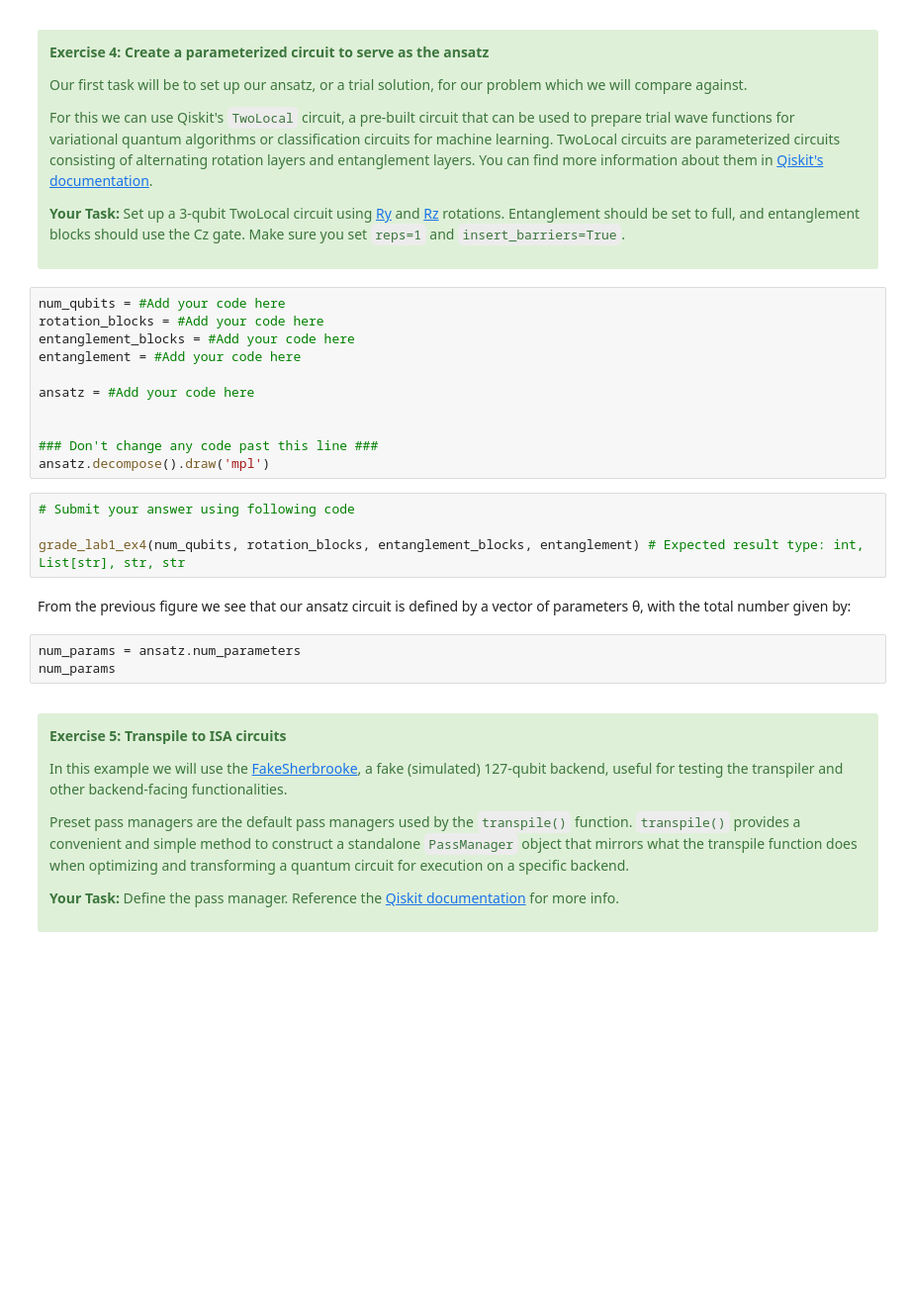
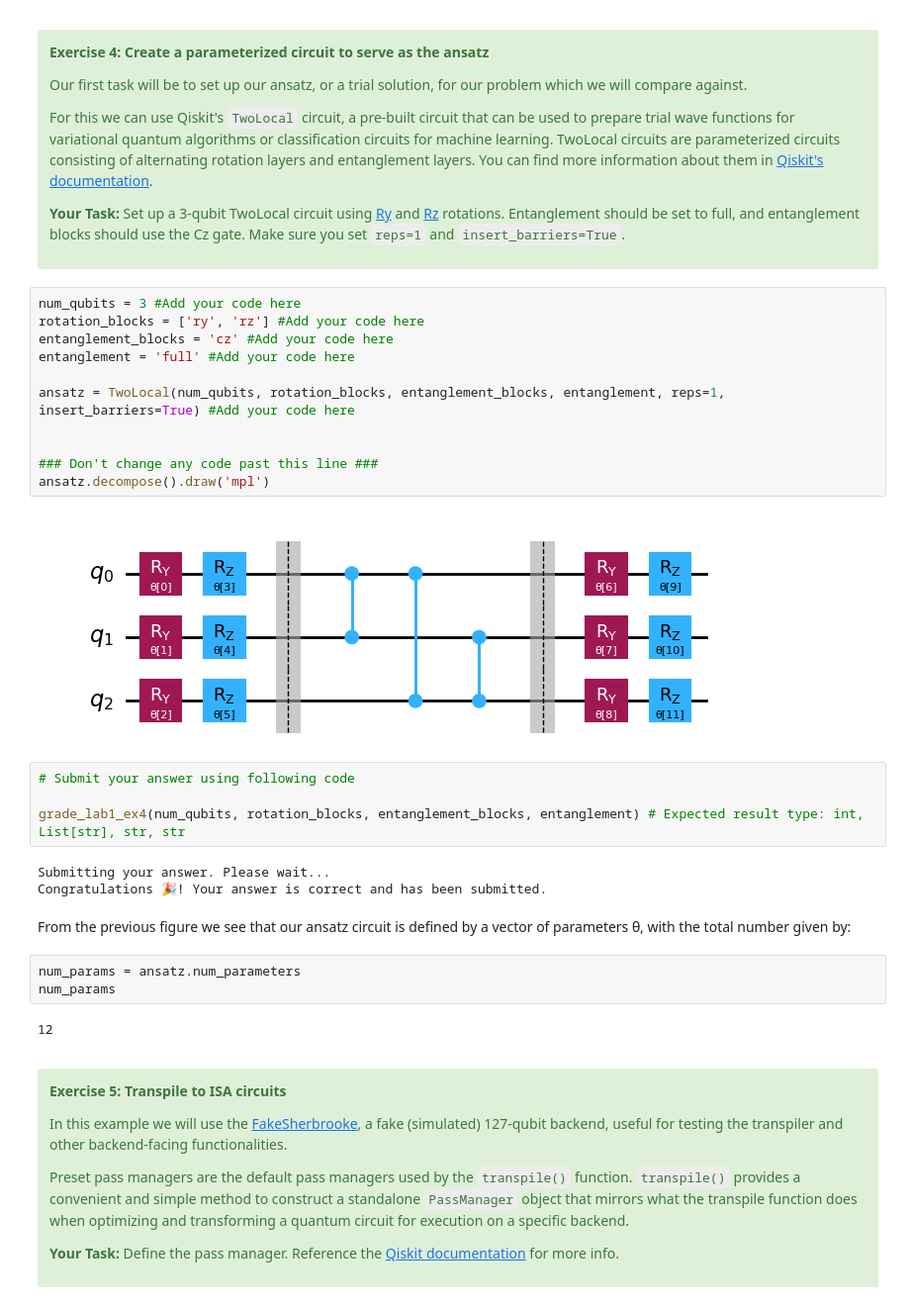
Before and after one commit to MainakNandi/ibm-quantum-challenge-2024, a Jupyter notebook: content/lab_1/lab-1.ipynb, the cells around one changed output. Shown at 99% size. Saved outputs shown, nothing was run; the diff lists cells and outputs as text; blank space fills up the shorter version.

```diff
--- a/content/lab_1/lab-1.ipynb
+++ b/content/lab_1/lab-1.ipynb
@@ -270,25 +317,32 @@ For this we can use Qiskit's `TwoLocal` circuit, a pre-built circuit that can be
 
 </div>
 # %%
-num_qubits = #Add your code here
-rotation_blocks = #Add your code here
-entanglement_blocks = #Add your code here
-entanglement = #Add your code here
+num_qubits = 3 #Add your code here
+rotation_blocks = ['ry', 'rz'] #Add your code here
+entanglement_blocks = 'cz' #Add your code here
+entanglement = 'full' #Add your code here
 
-ansatz = #Add your code here
+ansatz = TwoLocal(num_qubits, rotation_blocks, entanglement_blocks, entanglement, reps=1, insert_barriers=True) #Add your code here
 
 
 ### Don't change any code past this line ###
 ansatz.decompose().draw('mpl')
+# %% [output]
+[figure, added]
 # %%
 # Submit your answer using following code
 
 grade_lab1_ex4(num_qubits, rotation_blocks, entanglement_blocks, entanglement) # Expected result type: int, List[str], str, str
+# %% [output]
+Submitting your answer. Please wait...
+Congratulations 🎉! Your answer is correct and has been submitted.
 # %% [markdown]
 From the previous figure we see that our ansatz circuit is defined by a vector of parameters θ, with the total number given by:
 # %%
 num_params = ansatz.num_parameters
 num_params
+# %% [output]
+12
 # %% [markdown]
 <a id="exercise5"></a>
 <a name="exercise5"></a>
```
Also changed, not shown: parts of 21 cells of this notebook, 1 other file.
